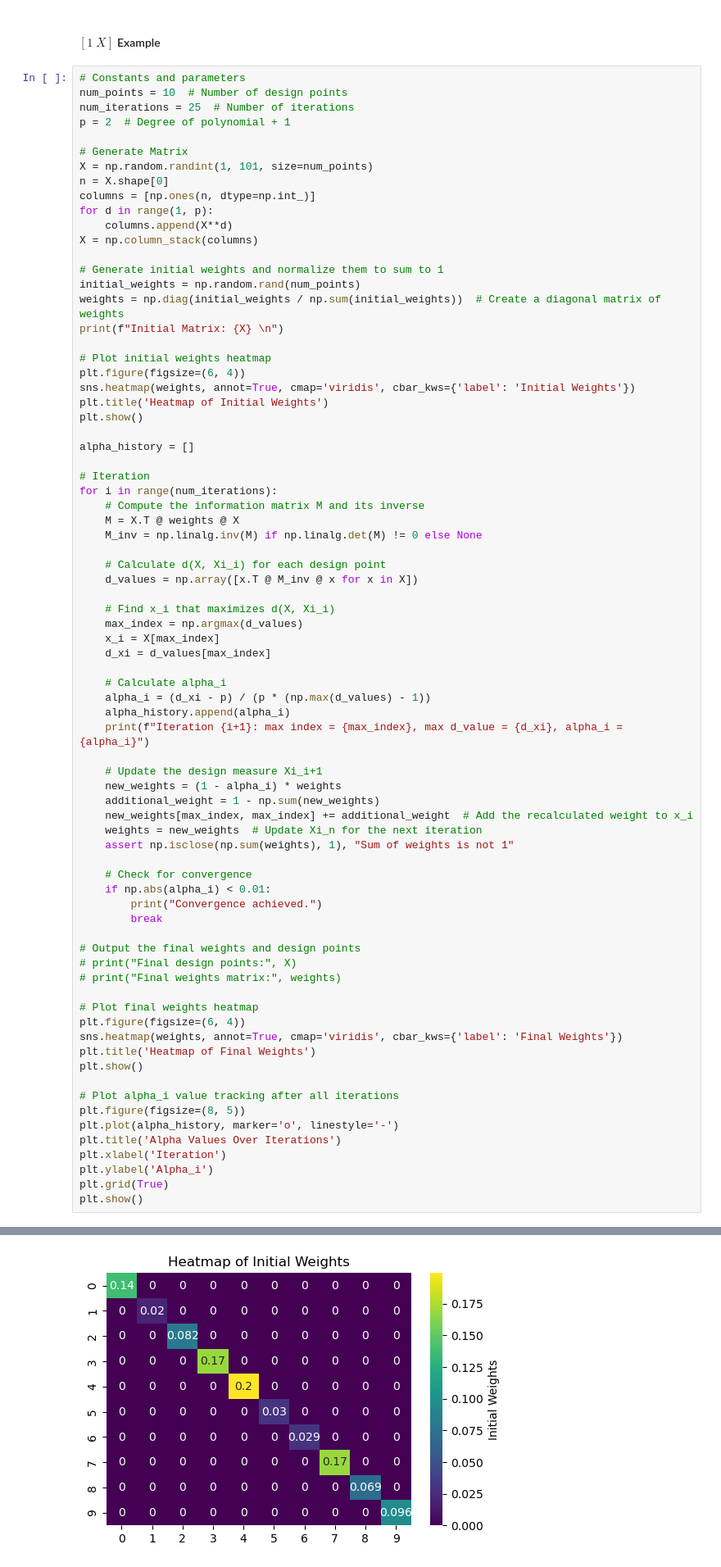
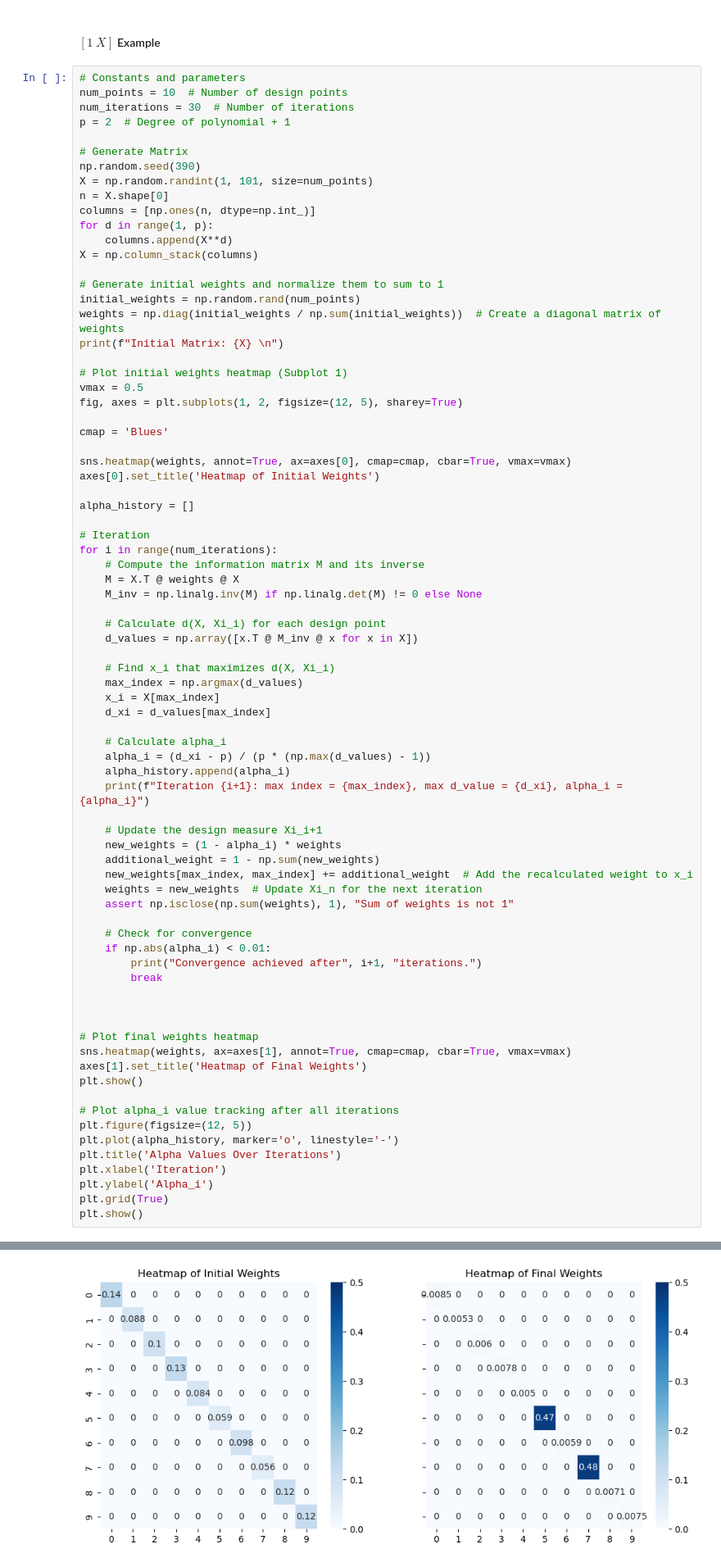
Before and after one commit to PhoebeQiKuang/Experimental-Design, a Jupyter notebook: Fedorov_Doptimal.ipynb, the cells around one changed output, grey strips where cells are left out. Shown at 82% size. Saved outputs shown, nothing was run; the diff lists cells and outputs as text.

```diff
--- a/Fedorov_Doptimal.ipynb
+++ b/Fedorov_Doptimal.ipynb
@@ -8,10 +10,11 @@ from tqdm.notebook import tqdm
 # %%
 # Constants and parameters
 num_points = 10  # Number of design points
-num_iterations = 25  # Number of iterations
+num_iterations = 30  # Number of iterations
 p = 2  # Degree of polynomial + 1
 
 # Generate Matrix
+np.random.seed(390)
 X = np.random.randint(1, 101, size=num_points)
 n = X.shape[0]
 columns = [np.ones(n, dtype=np.int_)]
@@ -24,11 +27,14 @@ initial_weights = np.random.rand(num_points)
 weights = np.diag(initial_weights / np.sum(initial_weights))  # Create a diagonal matrix of weights
 print(f"Initial Matrix: {X} \n")
 
-# Plot initial weights heatmap
-plt.figure(figsize=(6, 4))
-sns.heatmap(weights, annot=True, cmap='viridis', cbar_kws={'label': 'Initial Weights'})
-plt.title('Heatmap of Initial Weights')
-plt.show()
+# Plot initial weights heatmap (Subplot 1)
+vmax = 0.5
+fig, axes = plt.subplots(1, 2, figsize=(12, 5), sharey=True)
+
+cmap = 'Blues'
+
+sns.heatmap(weights, annot=True, ax=axes[0], cmap=cmap, cbar=True, vmax=vmax)
+axes[0].set_title('Heatmap of Initial Weights')
 
 alpha_history = []
 
@@ -60,21 +66,18 @@ for i in range(num_iterations):
 
     # Check for convergence
     if np.abs(alpha_i) < 0.01:
-        print("Convergence achieved.")
+        print("Convergence achieved after", i+1, "iterations.")
         break
 
-# Output the final weights and design points
-# print("Final design points:", X)
-# print("Final weights matrix:", weights)
+
 
 # Plot final weights heatmap
-plt.figure(figsize=(6, 4))
-sns.heatmap(weights, annot=True, cmap='viridis', cbar_kws={'label': 'Final Weights'})
-plt.title('Heatmap of Final Weights')
+sns.heatmap(weights, ax=axes[1], annot=True, cmap=cmap, cbar=True, vmax=vmax)
+axes[1].set_title('Heatmap of Final Weights')
 plt.show()
 
 # Plot alpha_i value tracking after all iterations
-plt.figure(figsize=(8, 5))
+plt.figure(figsize=(12, 5))
 plt.plot(alpha_history, marker='o', linestyle='-')
 plt.title('Alpha Values Over Iterations')
 plt.xlabel('Iteration')
@@ -95 +105 @@ Initial Matrix: [[ 1 73]
-[figure, old version]
+[figure, new version]
```
Also changed, not shown: parts of 9 cells of this notebook, 1 other file.
